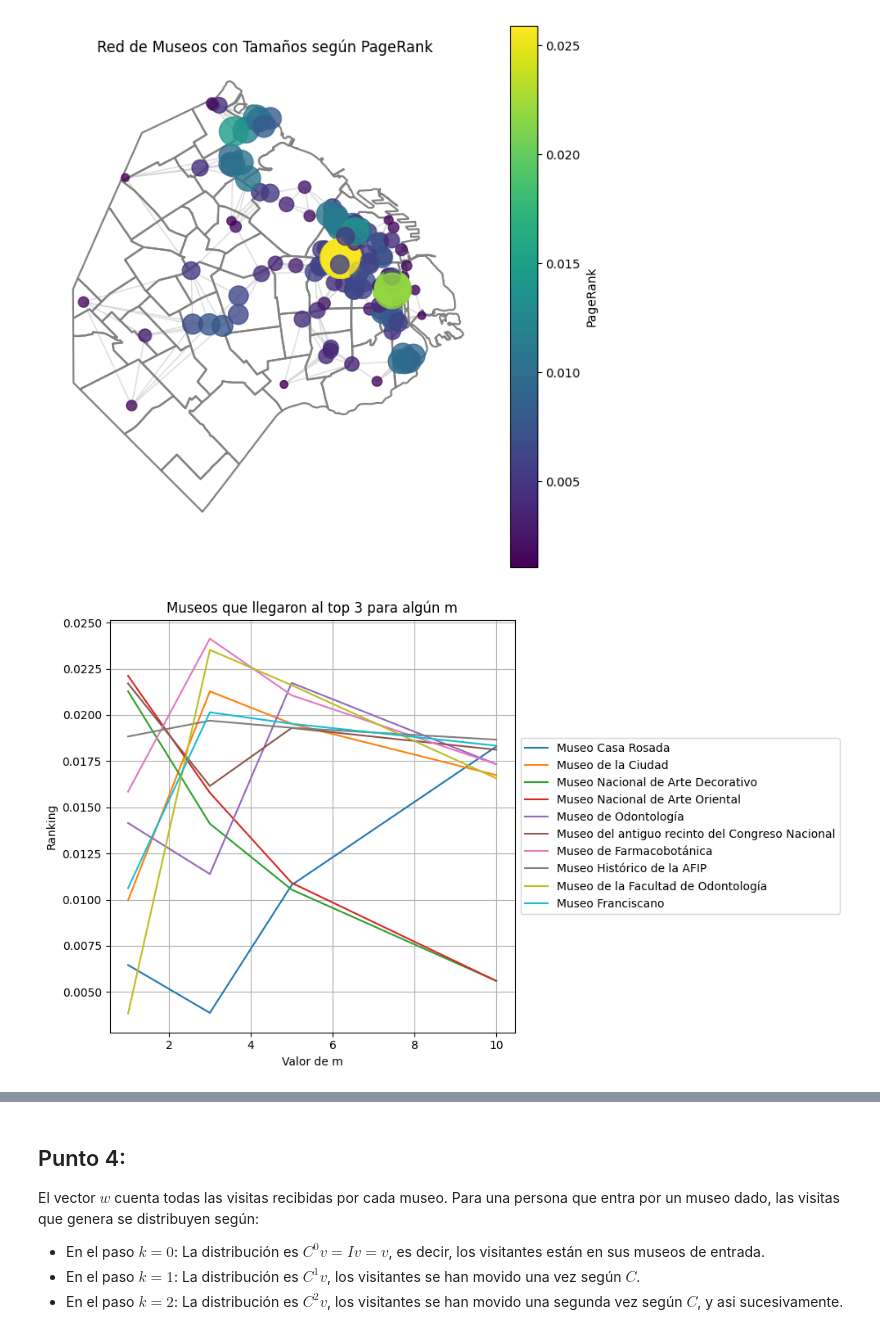
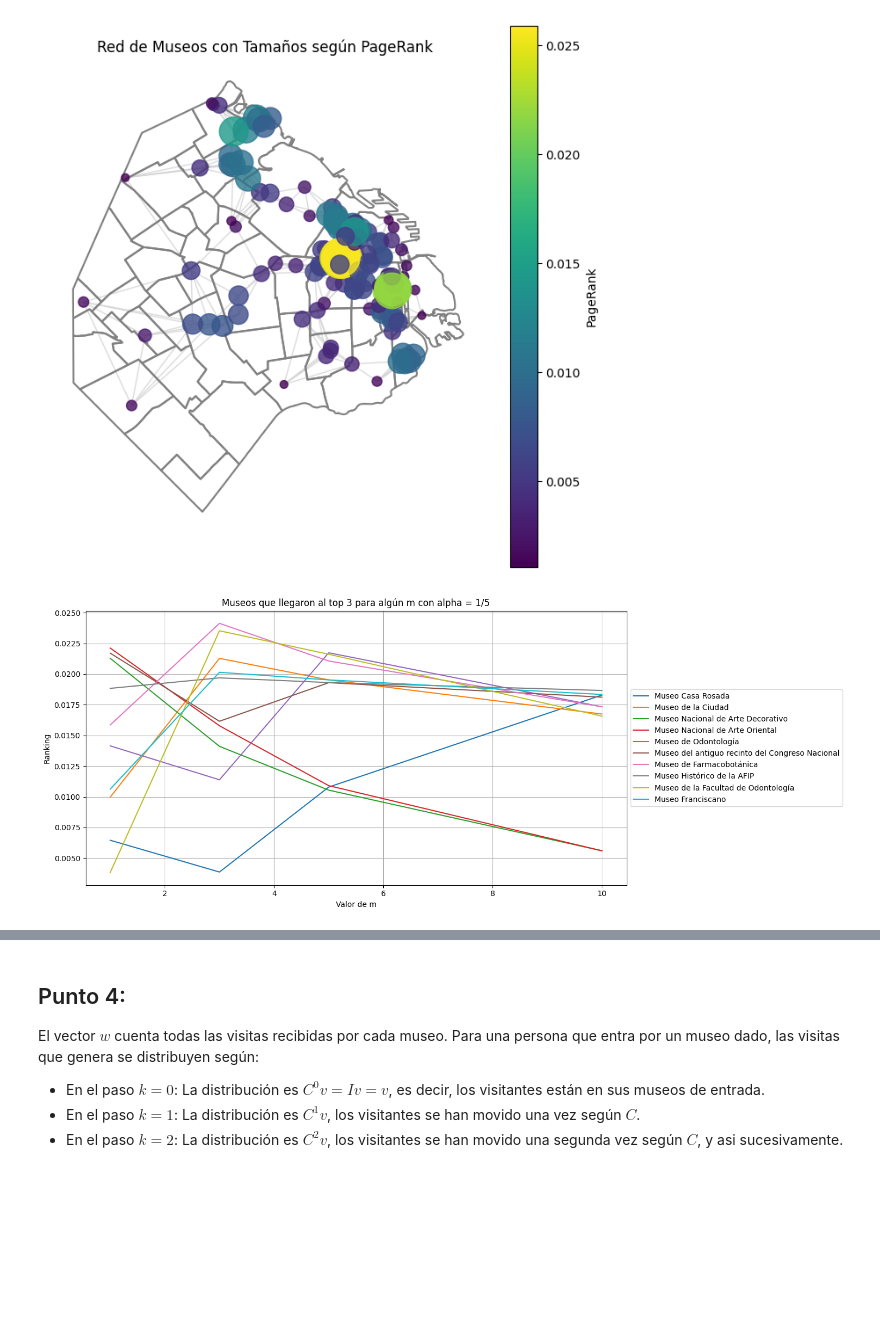
Before and after one commit to viespil/Algebra, a Jupyter notebook: TP1_ALC.ipynb, the cells around one changed output, grey strips where cells are left out. Saved outputs shown, nothing was run; the diff lists cells and outputs as text; code cells hidden in the pictures; blank space fills up the shorter version.

```diff
--- a/TP1_ALC.ipynb
+++ b/TP1_ALC.ipynb
@@ -299,7 +299,7 @@ for alpha_i in alpha_vals:
 [figure]
 [figure]
 # %%
-def graficar_pageranks_por_param(pagerank_list, param_values, museums, param_name):
+def graficar_pageranks_por_param(pagerank_list, param_values, museums, param_name, constant):
   top_indexes = []
 
   for i, p in enumerate(pagerank_list):
@@ -310,12 +310,12 @@ def graficar_pageranks_por_param(pagerank_list, param_values, museums, param_nam
   museums_rank_variation = np.array(pagerank_list).T
   names = museums.iloc[:]['name'].values
 
-  plt.figure(figsize=(10, 6))
+  plt.figure(figsize=(15, 6))
 
   for i in top_indexes:
     plt.plot(param_values, museums_rank_variation[i], label=names[i])
 
-  plt.title(f"Museos que llegaron al top 3 para algún {param_name}")
+  plt.title(f"Museos que llegaron al top 3 para algún {param_name} con {constant}")
   plt.xlabel(f"Valor de {param_name}")
   plt.ylabel("Ranking")
   plt.legend()
@@ -325,7 +325,7 @@ def graficar_pageranks_por_param(pagerank_list, param_values, museums, param_nam
   plt.tight_layout()
   plt.show()
 # %%
-graficar_pageranks_por_param(pageranks_por_m, m_vals, museos, 'm')
+graficar_pageranks_por_param(pageranks_por_m, m_vals, museos, 'm', 'alpha = 1/5')
 # %% [output]
-[figure, old version]
+[figure, new version]
 # %%
```
Also changed, not shown: parts of 4 cells of this notebook.
